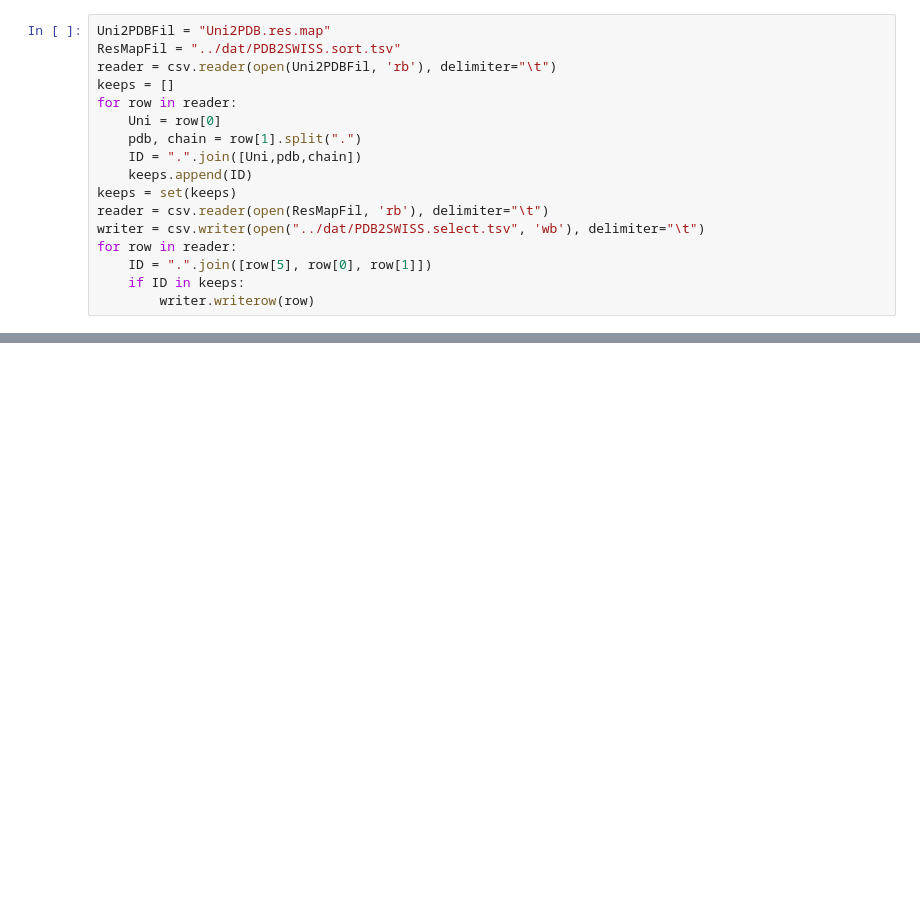
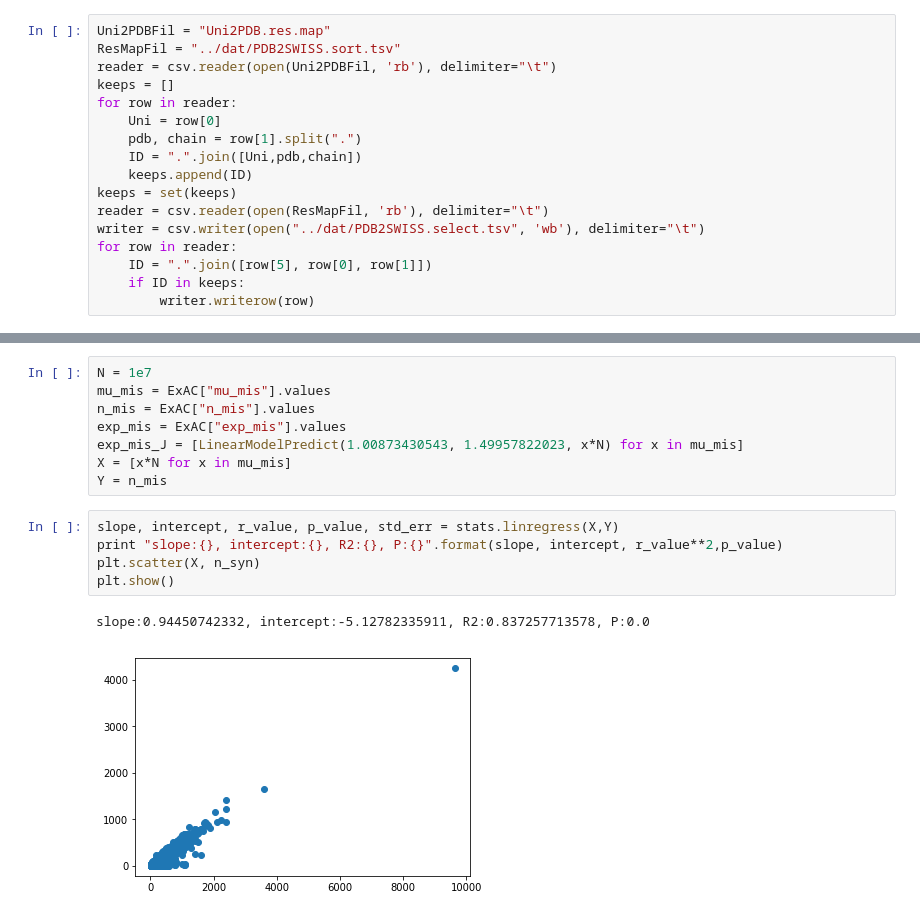
Before and after one commit to explorerwjy/DeepseqG9, a Jupyter notebook: Jiayao/src/Dat.ipynb, the cells around one changed output, grey strips where cells are left out. Saved outputs shown, nothing was run; the diff lists cells and outputs as text; blank space fills up the shorter version.

```diff
--- a/Jiayao/src/Dat.ipynb
+++ b/Jiayao/src/Dat.ipynb
@@ -292,0 +334,16 @@ for row in reader:
+# %%
+N = 1e7
+mu_mis = ExAC["mu_mis"].values
+n_mis = ExAC["n_mis"].values
+exp_mis = ExAC["exp_mis"].values
+exp_mis_J = [LinearModelPredict(1.00873430543, 1.49957822023, x*N) for x in mu_mis]
+X = [x*N for x in mu_mis]
+Y = n_mis
+# %%
+slope, intercept, r_value, p_value, std_err = stats.linregress(X,Y)
+print "slope:{}, intercept:{}, R2:{}, P:{}".format(slope, intercept, r_value**2,p_value)
+plt.scatter(X, n_syn)
+plt.show()
+# %% [output]
+slope:0.94450742332, intercept:-5.12782335911, R2:0.837257713578, P:0.0
+[figure, added]
```
Also changed, not shown: parts of 21 cells of this notebook, 1 other file.
